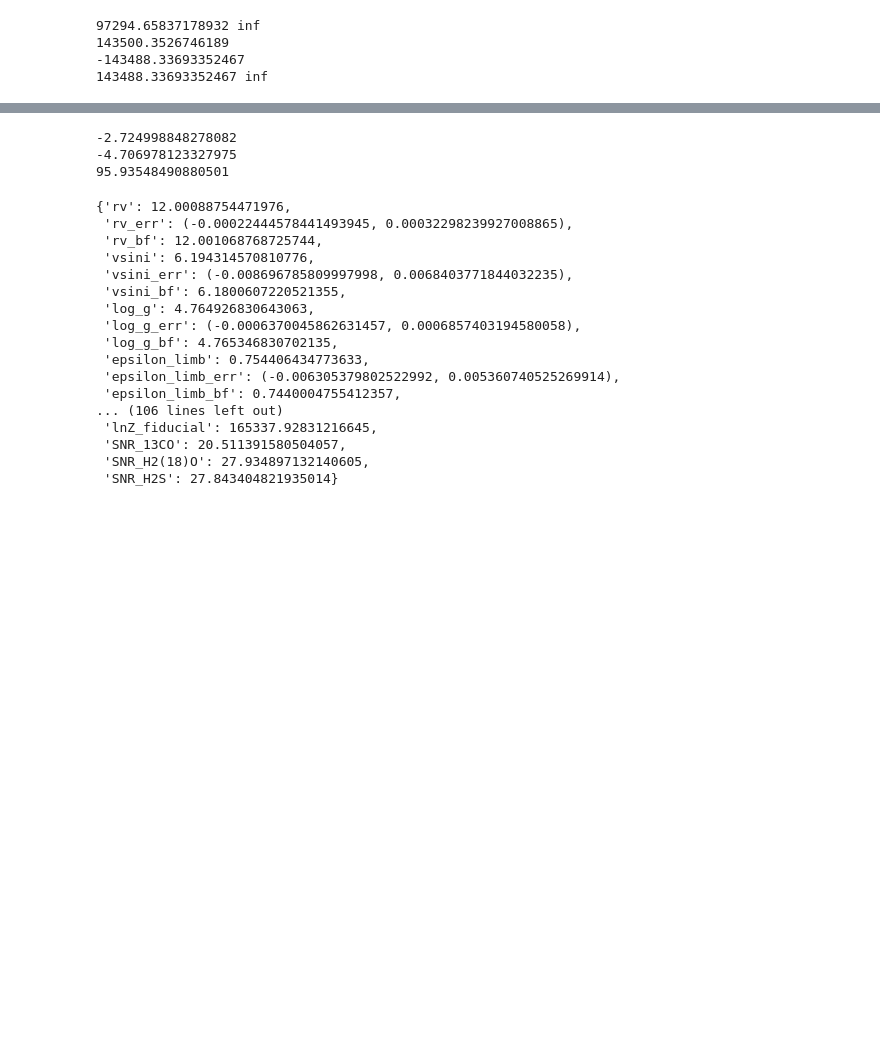
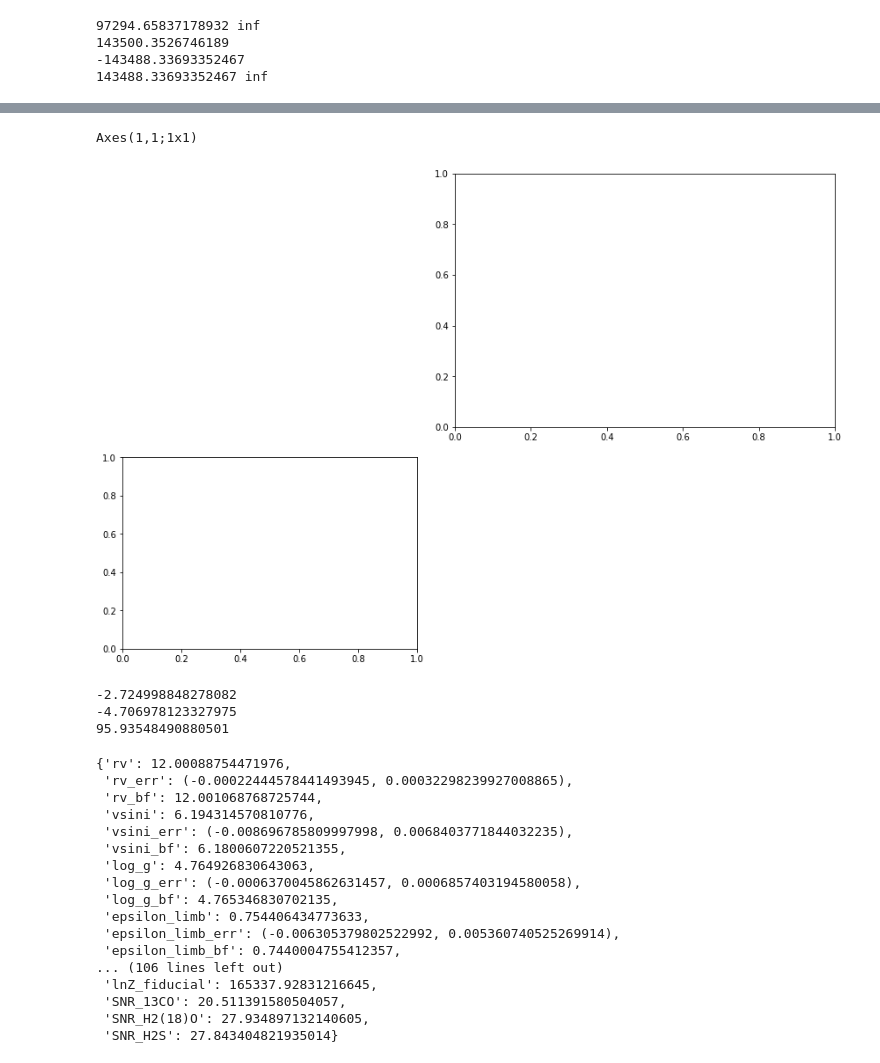
Before and after one commit to NatalieGrasser/atm_retrieval, a Jupyter notebook: atm_retrieval/debugging.ipynb, the cells around one changed output, grey strips where cells are left out. Saved outputs shown, nothing was run; the diff lists cells and outputs as text; code cells hidden in the pictures; blank space fills up the shorter version.

```diff
--- a/atm_retrieval/debugging.ipynb
+++ b/atm_retrieval/debugging.ipynb
@@ -142,3 +189,12 @@ print(ln_B,sigma)
+# %%
+import matplotlib.pyplot as plt
+
+fig,ax=plt.subplots(1,1)
+ax_PT = fig.add_axes([1,1,1,1])
+print(ax_PT)
+# %% [output]
+Axes(1,1;1x1)
+[figure, added]
 # %%
 retrieval.cross_correlation(['13CO','H2(18)O','H2S'])
 # %%
```
Also changed, not shown: parts of 4 cells of this notebook, 3 other files.
